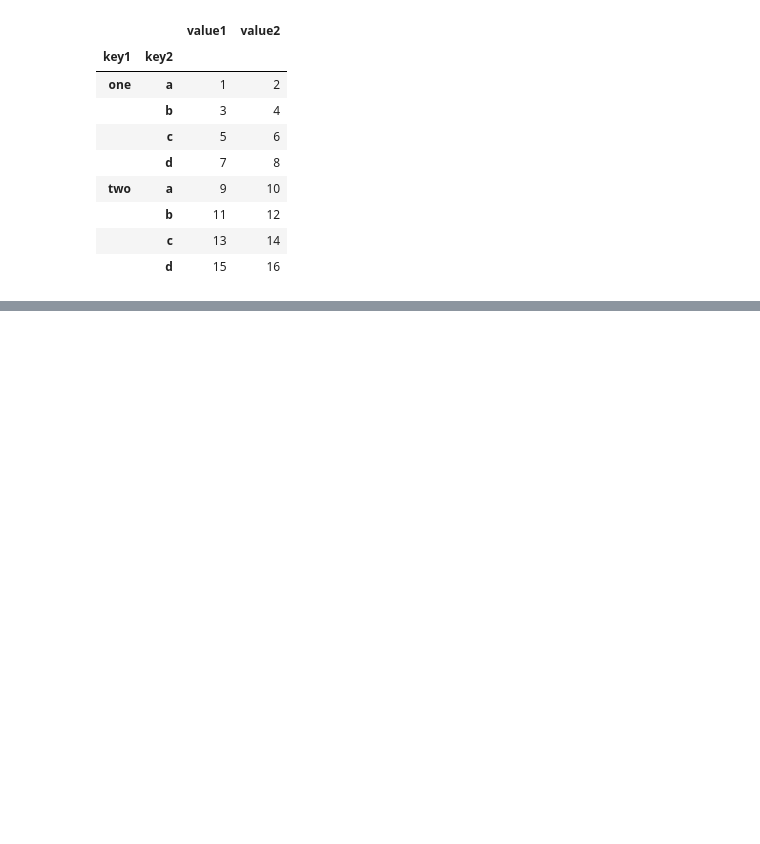
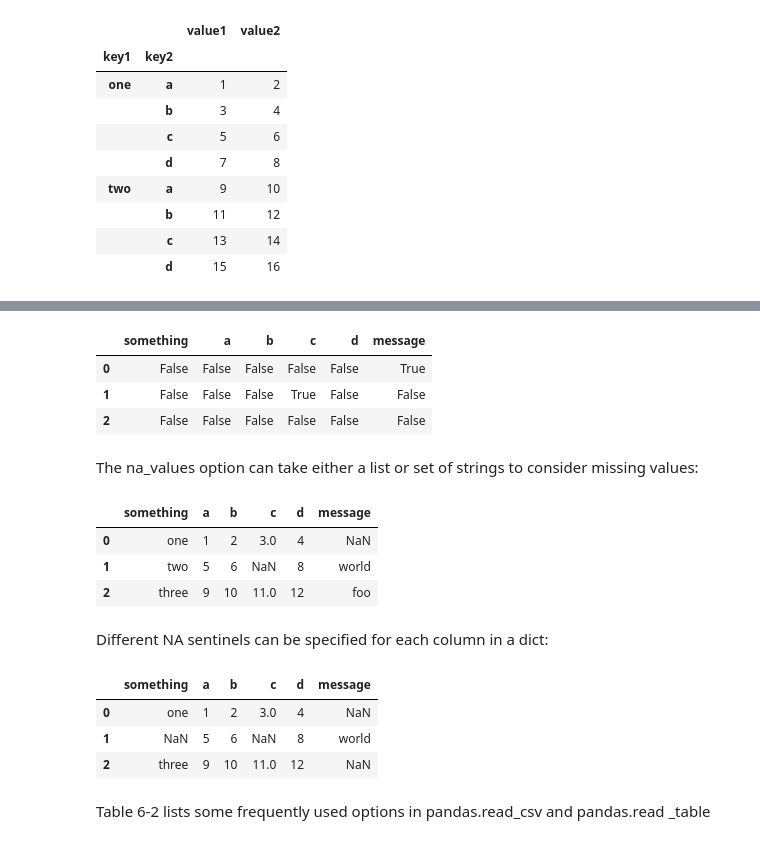
Before and after one commit to lucaslokchan/data-analysis, a Jupyter notebook: Python for Data Analysis/06_Data_Loading_Storage_and_File_Formats.ipynb, the cells around one changed output, grey strips where cells are left out. Cells and saved outputs as stored; diff of their text form; code cells hidden in the pictures; blank space fills up the shorter version.

```diff
--- a/Python for Data Analysis/06_Data_Loading_Storage_and_File_Formats.ipynb
+++ b/Python for Data Analysis/06_Data_Loading_Storage_and_File_Formats.ipynb
@@ -159,0 +255,9 @@ parsed
+# %%
+pd.isnull(result)
+# %% [output]
+|  | something | a | b | c | d | message |
+| 0 | False | False | False | False | False | True |
+| 1 | False | False | False | True | False | False |
+| 2 | False | False | False | False | False | False |
+# %% [markdown]
+The na_values option can take either a list or set of strings to consider missing values:
@@ -159,0 +266,9 @@ parsed
+# %%
+result
+# %% [output]
+|  | something | a | b | c | d | message |
+| 0 | one | 1 | 2 | 3.0 | 4 | NaN |
+| 1 | two | 5 | 6 | NaN | 8 | world |
+| 2 | three | 9 | 10 | 11.0 | 12 | foo |
+# %% [markdown]
+Different NA sentinels can be specified for each column in a dict:
@@ -159,0 +277,9 @@ parsed
+# %%
+pd.read_csv('examples/ex5.csv', na_values=sentinels)
+# %% [output]
+|  | something | a | b | c | d | message |
+| 0 | one | 1 | 2 | 3.0 | 4 | NaN |
+| 1 | NaN | 5 | 6 | NaN | 8 | world |
+| 2 | three | 9 | 10 | 11.0 | 12 | NaN |
+# %% [markdown]
+Table 6-2 lists some frequently used options in pandas.read_csv and pandas.read _table
```
Also changed, not shown: parts of 65 cells of this notebook.
